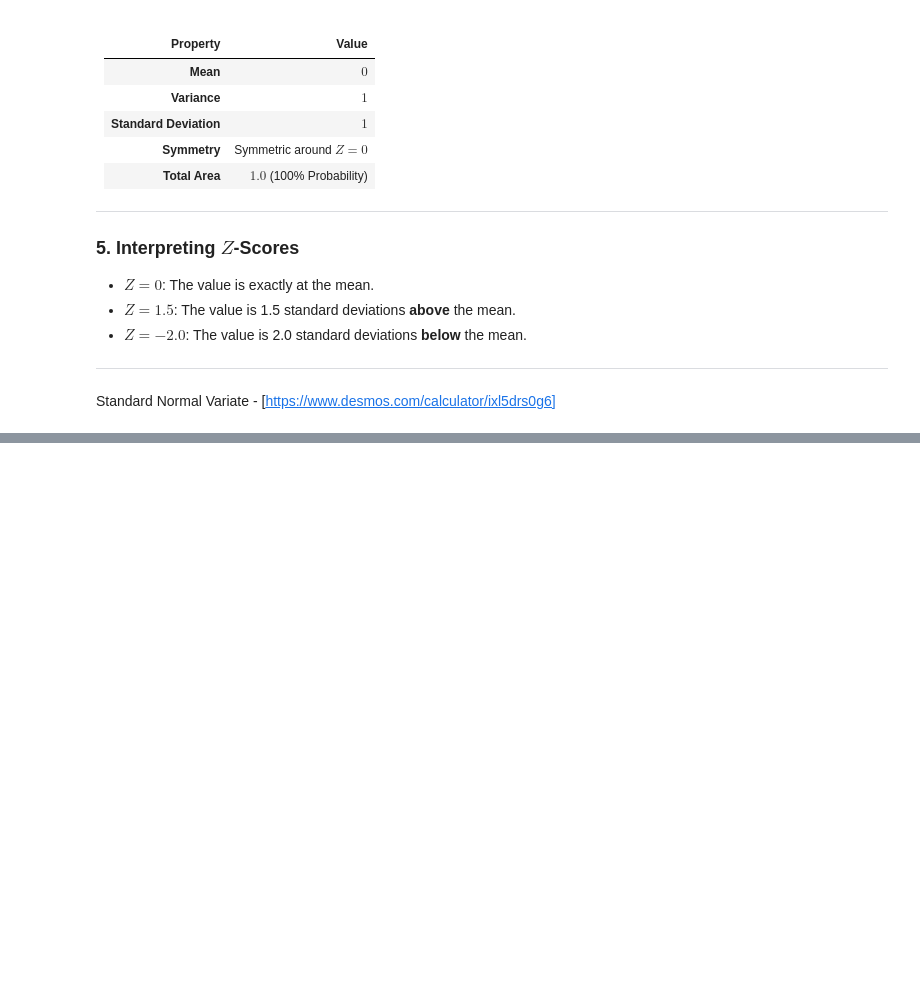
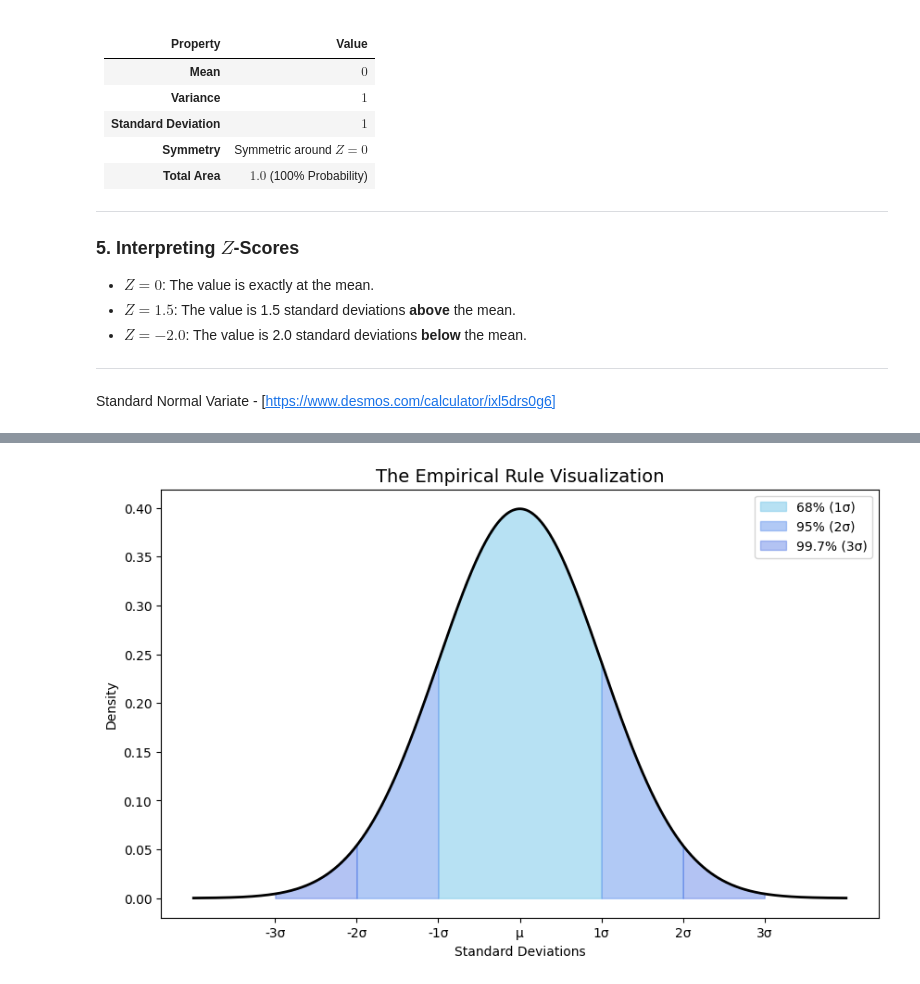
Before and after one commit to LAFFI01/MATH, a Jupyter notebook: MY_MATH/Statistics/03_Probability_distributions/03_03_Density_Estimation/03_02_Parametric_density_estimation/Popular_DIstribution/Normal_Distribution.ipynb, the cells around one changed output, grey strips where cells are left out. Saved outputs shown, nothing was run; the diff lists cells and outputs as text; code cells hidden in the pictures; blank space fills up the shorter version.

```diff
--- a/MY_MATH/Statistics/03_Probability_distributions/03_03_Density_Estimation/03_02_Parametric_density_estimation/Popular_DIstribution/Normal_Distribution.ipynb
+++ b/MY_MATH/Statistics/03_Probability_distributions/03_03_Density_Estimation/03_02_Parametric_density_estimation/Popular_DIstribution/Normal_Distribution.ipynb
@@ -159,0 +253,38 @@ Standard Normal Variate - [https://www.desmos.com/calculator/ixl5drs0g6]
+# %%
+
+import numpy as np
+import matplotlib.pyplot as plt
+from scipy.stats import norm
+
+# 1. Setup Data
+mu, sigma = 0, 1
+x = np.linspace(mu - 4*sigma, mu + 4*sigma, 1000)
+y = norm.pdf(x, mu, sigma)
+
+# 2. Plotting
+plt.figure(figsize=(10, 6))
+plt.plot(x, y, color='black', lw=2)
+
+# Shade 1 Sigma (68%)
+x1 = np.linspace(mu - sigma, mu + sigma, 100)
+plt.fill_between(x1, norm.pdf(x1, mu, sigma), color='skyblue', alpha=0.6, label='68% (1σ)')
+
+# Shade 2 Sigma (95%)
+x2_l, x2_r = np.linspace(mu-2*sigma, mu-sigma, 100), np.linspace(mu+sigma, mu+2*sigma, 100)
+plt.fill_between(x2_l, norm.pdf(x2_l, mu, sigma), color='cornflowerblue', alpha=0.5, label='95% (2σ)')
+plt.fill_between(x2_r, norm.pdf(x2_r, mu, sigma), color='cornflowerblue', alpha=0.5)
+
+# Shade 3 Sigma (99.7%)
+x3_l, x3_r = np.linspace(mu-3*sigma, mu-2*sigma, 100), np.linspace(mu+2*sigma, mu+3*sigma, 100)
+plt.fill_between(x3_l, norm.pdf(x3_l, mu, sigma), color='royalblue', alpha=0.4, label='99.7% (3σ)')
+plt.fill_between(x3_r, norm.pdf(x3_r, mu, sigma), color='royalblue', alpha=0.4)
+
+# 3. Formatting Labels
+plt.xticks([-3, -2, -1, 0, 1, 2, 3], ['-3σ', '-2σ', '-1σ', 'μ', '1σ', '2σ', '3σ'])
+plt.title('The Empirical Rule Visualization', fontsize=14)
+plt.xlabel('Standard Deviations')
+plt.ylabel('Density')
+plt.legend()
+plt.show()
+# %% [output]
+[figure, added]
```
Also changed, not shown: parts of 6 cells of this notebook, 4 other files.
